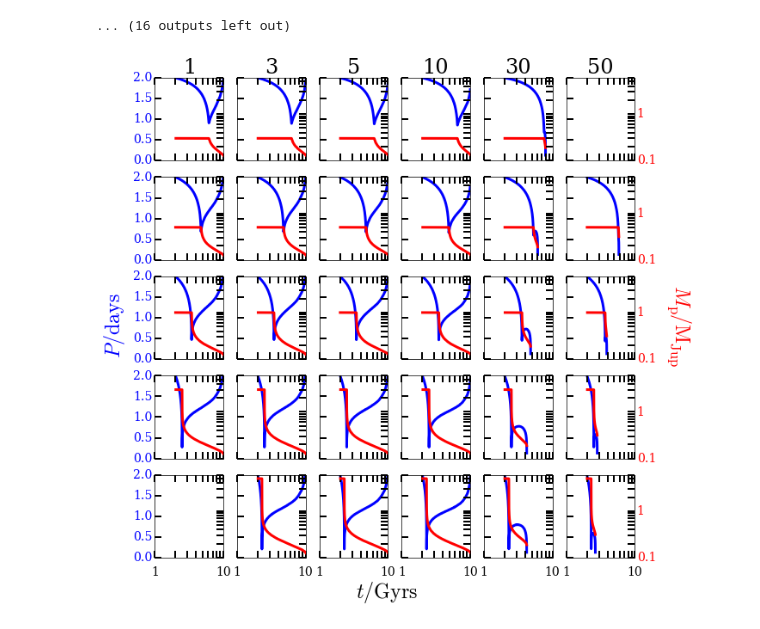
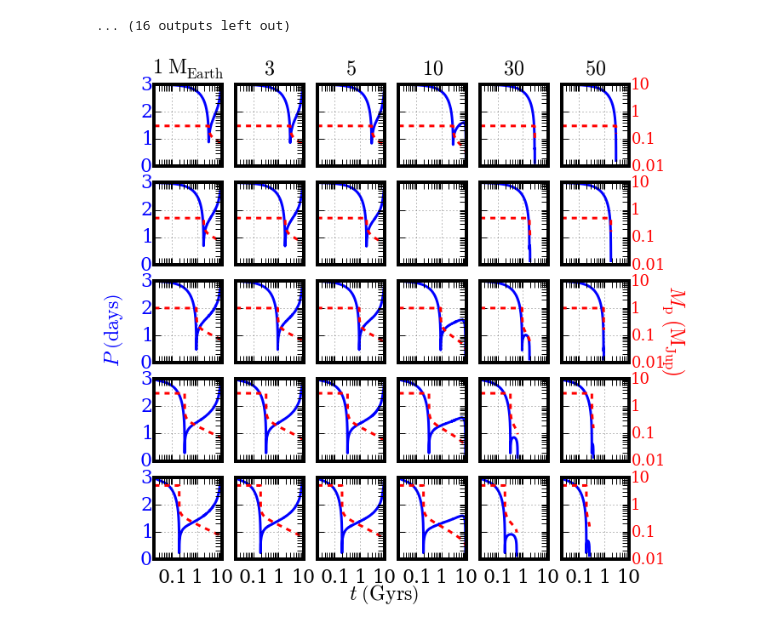
Before and after one commit to decaelus/CeMDA_tidal_evol, a Jupyter notebook: Make All Evolution Plots.ipynb, the cells around one changed output. Cells and saved outputs as stored; diff of their text form; code cells hidden in the pictures.

Commit message:
Added qs = 5 grid evolution plot

```diff
--- a/Make All Evolution Plots.ipynb
+++ b/Make All Evolution Plots.ipynb
@@ -93,63 +81,73 @@ for i in range(len(planet_masses[:-1])):
     for j in range(len(core_masses)):
 
         ax1 = ax_arr[i,j]
-        ax1.tick_params(axis='both', labelsize=14)
-        ax1.grid('off')
+        ax1.tick_params(axis='both', labelsize=22, width=1, which='major')
+        ax1.tick_params(axis='both', labelsize=22, width=1, which='minor')
+
+        ax1.grid('on')
         ax1.set_xscale('log')
         ax1.xaxis.set_major_formatter(ticker.FormatStrFormatter("%g"))
-        ax1.xaxis.set_tick_params(width=2)
-        ax1.yaxis.set_tick_params(width=2)
+        ax1.xaxis.set_tick_params(width=1)
+        ax1.yaxis.set_tick_params(width=1)
+        ax1.yaxis.set_ticks(np.arange(0, 4+1, 1.0))
         for tl in ax1.get_yticklabels():
             tl.set_color('b')
 
         ax2 = ax1.twinx()
+        ax2.tick_params(axis='both', labelsize=22, width=1, which='major')
+        ax2.tick_params(axis='both', labelsize=22, width=1, which='minor')
+
         ax2.grid('off')
         ax2.set_yscale('log')
-        ax2.xaxis.set_tick_params(width=2)
-        ax2.yaxis.set_tick_params(width=2)
+#        ax2.xaxis.set_tick_params(width=1)
+#        ax2.yaxis.set_tick_params(width=1)
         if(j != len(core_masses) - 1):
             ax2.yaxis.set_major_formatter(plt.NullFormatter())
         else:
             ax2.yaxis.set_major_formatter(ticker.FormatStrFormatter("%g"))
-            ax2.tick_params(axis='both', labelsize=14)
+            ax2.tick_params(axis='both', labelsize=22)
             for tl in ax2.get_yticklabels():
                 tl.set_color('r')
 
         if(i == 0):
-            ax1.set_title("%g" % core_masses[j], fontsize=24)
+            if(j == 0):
+                ax1.set_title("$%g\ {\\rm M_{Earth}}$" % core_masses[j], fontsize=24, y=1.08)
+            else:
+                ax1.set_title("$%g$" % core_masses[j], fontsize=24, y=1.08)
 
-        ax1.set_ylim([0, 2])
-        ax1.set_xlim([1, 10])
-        ax2.set_ylim([0.1, 6])
+        ax1.set_ylim([0, 3])
+        ax1.set_xlim([0.02, 10])
+        ax2.set_ylim([0.01, 10])
 
-        files = glob.glob('MESA/RLO_calculations/Mpinit_%.2f*%.2f_ME*qs6/binary_history.data' %
+        files = glob.glob('MESA/RLO_calculations/Mpinit_%.2f*%.2f_ME*qs5/binary_history.data' %
                           (planet_masses[i], core_masses[j]))
 
         try:
-            qs6 = ms.MesaData(files[0])
+            qs5 = ms.MesaData(files[0])
         except:
             continue
 
-        ax1.semilogx(qs6.data('age')/1e9, qs6.data('period_days'), color='b', lw=3)
+        ax1.semilogx(qs5.data('age')/1e9, qs5.data('period_days'), color='b', lw=3)
         #MESA does NOT include the core mass in the mass of the planet, so I have to add it by hand.
-        ax2.loglog(qs6.data('age')/1e9, qs6.data('star_1_mass')*MSol_to_MJup +
-                   core_masses[j]*MEarth_to_MJup, color='r', lw=3)
+        ax2.loglog(qs5.data('age')/1e9, qs5.data('star_1_mass')*MSol_to_MJup, color='r', lw=3, ls='--')
 
         ax1.xaxis.set_major_formatter(ticker.FormatStrFormatter("%g"))
+        ax1.yaxis.set_major_formatter(ticker.FormatStrFormatter("%i"))
 
         if(j != len(core_masses) - 1):
             ax2.yaxis.set_major_formatter(plt.NullFormatter())
         else:
             ax2.yaxis.set_major_formatter(ticker.FormatStrFormatter("%g"))
             ax2.yaxis.set_major_formatter(ticker.FormatStrFormatter("%g"))
-            ax2.tick_params(axis='both', labelsize=14)
+            ax2.tick_params(axis='both', labelsize=18)
             for tl in ax2.get_yticklabels():
                 tl.set_color('r')
 
-fig.text(0.5, 0.06, '$t/{\\rm Gyrs}$', ha='center', fontsize=24)
-fig.text(0.04, 0.5, '$P/{\\rm days}$', va='center', rotation='vertical', fontsize=24, color='blue')
-fig.text(0.95, 0.5, '$M_{\\rm p}/{\\rm M_{Jup}}$', va='center', rotation='-90', fontsize=24, color='red')
+fig.text(0.5, 0.06, '$t\ \\left( {\\rm Gyrs} \\right)$', ha='center', fontsize=24)
+fig.text(0.04, 0.5, '$P\ \\left( {\\rm days} \\right)$', va='center', rotation='vertical', fontsize=24, color='blue')
+fig.text(0.95, 0.5, '$M_{\\rm p}\ \\left( {\\rm M_{Jup}} \\right)$', va='center', rotation='-90', fontsize=24,
+         color='red')
 
-fig.savefig('plot_mass_orbit_evolution_grid_qs6.eps', dpi=1000, bbox_inches='tight')
+fig.savefig('plot_mass_orbit_evolution_grid_qs5.eps', dpi=1000, bbox_inches='tight')
 # %% [output]
-[figure, old version]
+[figure, new version]
```
Also changed, not shown: parts of 2 cells of this notebook, 1 other file.
